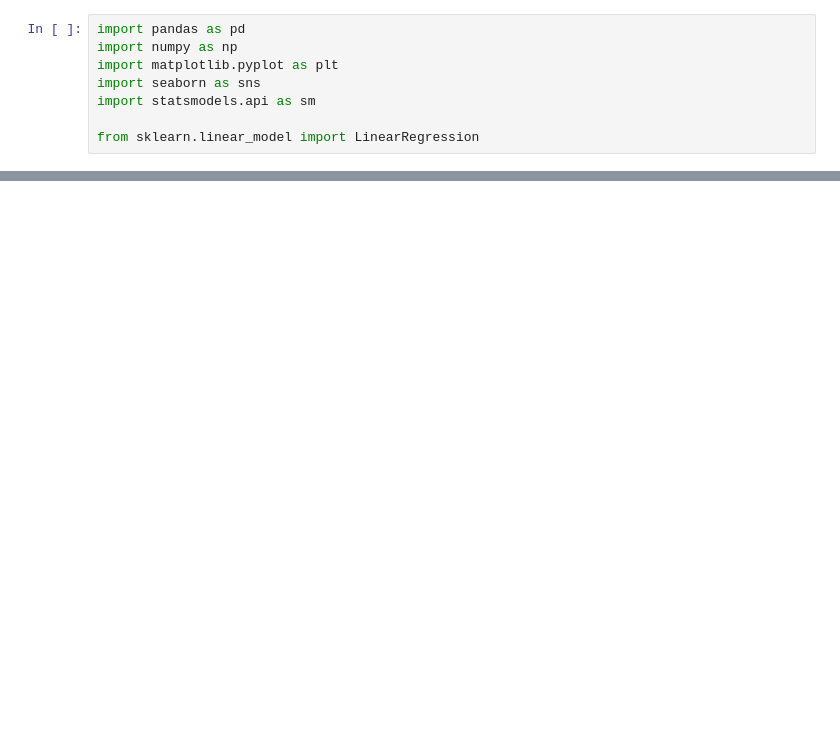
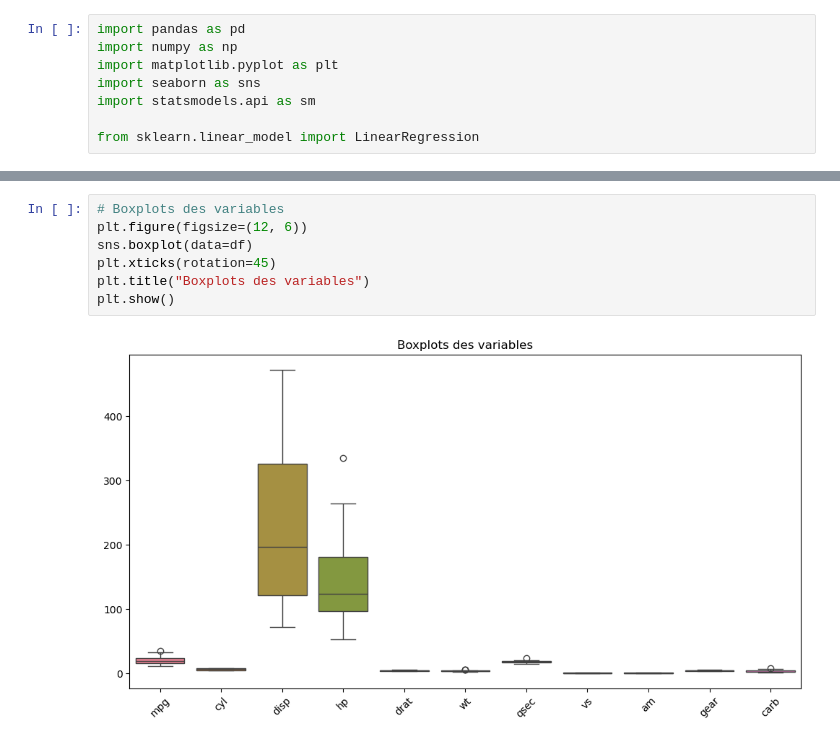
Before and after one commit to touss643/60-Jours-de-RL, a Jupyter notebook: src/Jour_43.ipynb, the cells around one changed output, grey strips where cells are left out. Drawn from its saved outputs; the diff is of its cells as text; blank space fills up the shorter version.

```diff
--- a/src/Jour_43.ipynb
+++ b/src/Jour_43.ipynb
@@ -52,0 +85,9 @@ max    22.900000   1.000000   1.000000   5.000000   8.0000
+# %%
+# Boxplots des variables
+plt.figure(figsize=(12, 6))
+sns.boxplot(data=df)
+plt.xticks(rotation=45)
+plt.title("Boxplots des variables")
+plt.show()
+# %% [output]
+[figure, added]
```
Also changed, not shown: parts of 25 cells of this notebook.
